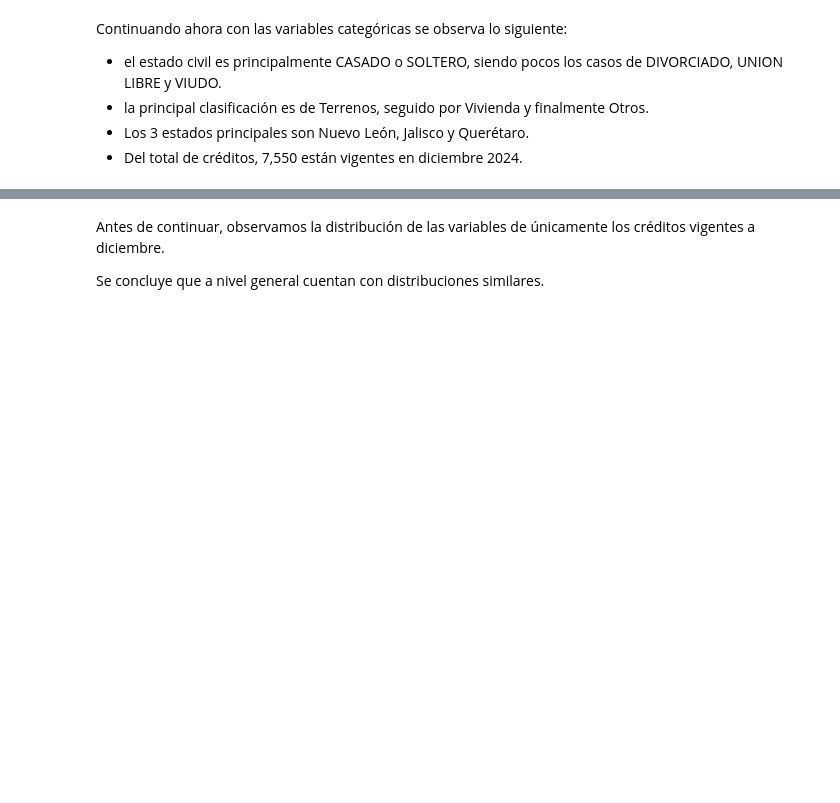
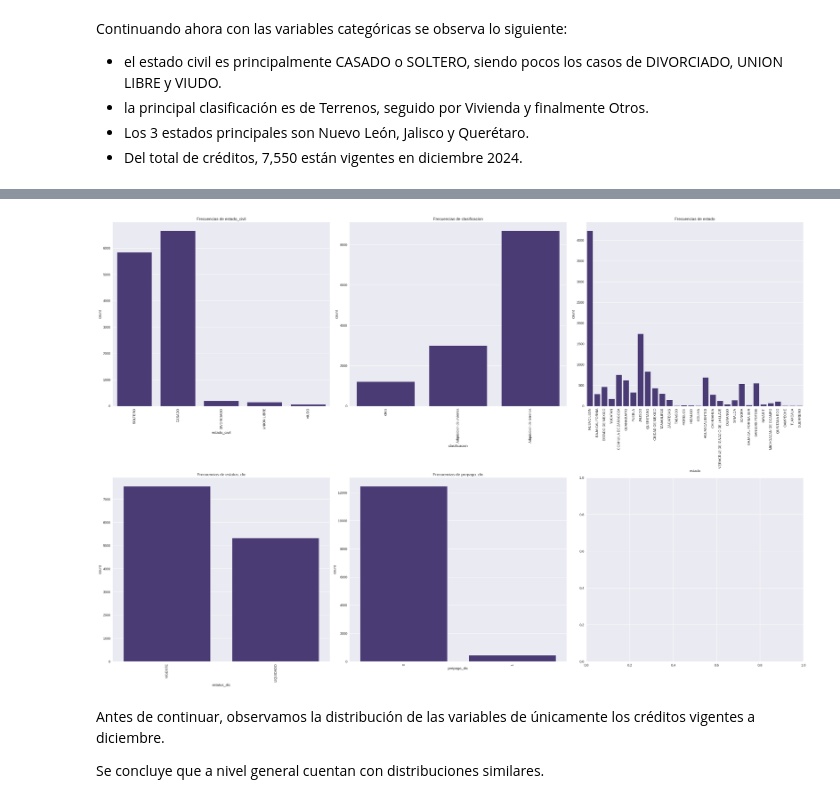
Before and after one commit to anavelaMNA/ProyectoIntegrador, a Jupyter notebook: Avance1_Equipo50.ipynb, the cells around one changed output, grey strips where cells are left out. Cells and saved outputs as stored; diff of their text form; code cells hidden in the pictures; blank space fills up the shorter version.

```diff
--- a/Avance1_Equipo50.ipynb
+++ b/Avance1_Equipo50.ipynb
@@ -292,9 +293,3 @@ Continuando ahora con las variables categóricas se observa lo siguiente:
 - la principal clasificación es de Terrenos, seguido por Vivienda y finalmente Otros.
 - Los 3 estados principales son Nuevo León, Jalisco y Querétaro.
 - Del total de créditos, 7,550 están vigentes en diciembre 2024.
-# %%
-for col in cat_vars:
-    plt.figure(figsize=(6,4))
-    sns.countplot(data=df, x=col)
-    plt.title(f"Frecuencias de {col}")
-    plt.show()
@@ -307,3 +296,15 @@ for col in cat_vars:
+# %%
+fig, axes = plt.subplots(2, ncols=3, figsize=(30, 20))
+axes = axes.flatten()
+
+for ax, col in zip(axes, cat_vars):
+    sns.countplot(data=df, x=col, ax=ax)
+    ax.set_title(f"Frecuencias de {col}")
+    ax.tick_params(axis='x', rotation=90)
+plt.tight_layout()
+plt.show()
+# %% [output]
+[figure, added]
 # %% [markdown]
 Antes de continuar, observamos la distribución de las variables de únicamente los créditos vigentes a diciembre.
 
```
Also changed, not shown: parts of 13 cells of this notebook.
